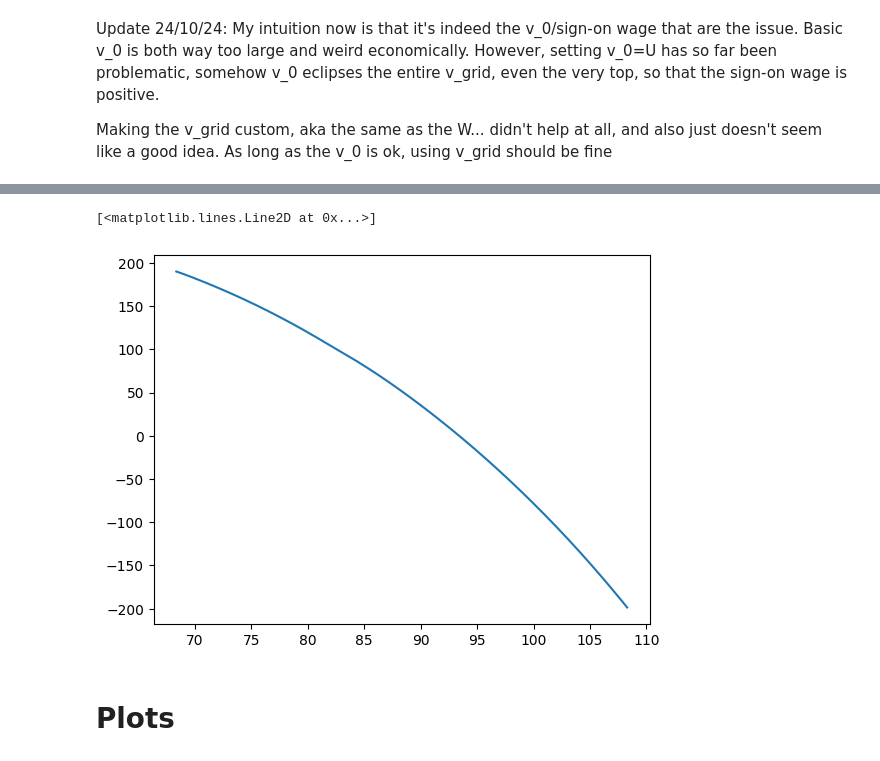
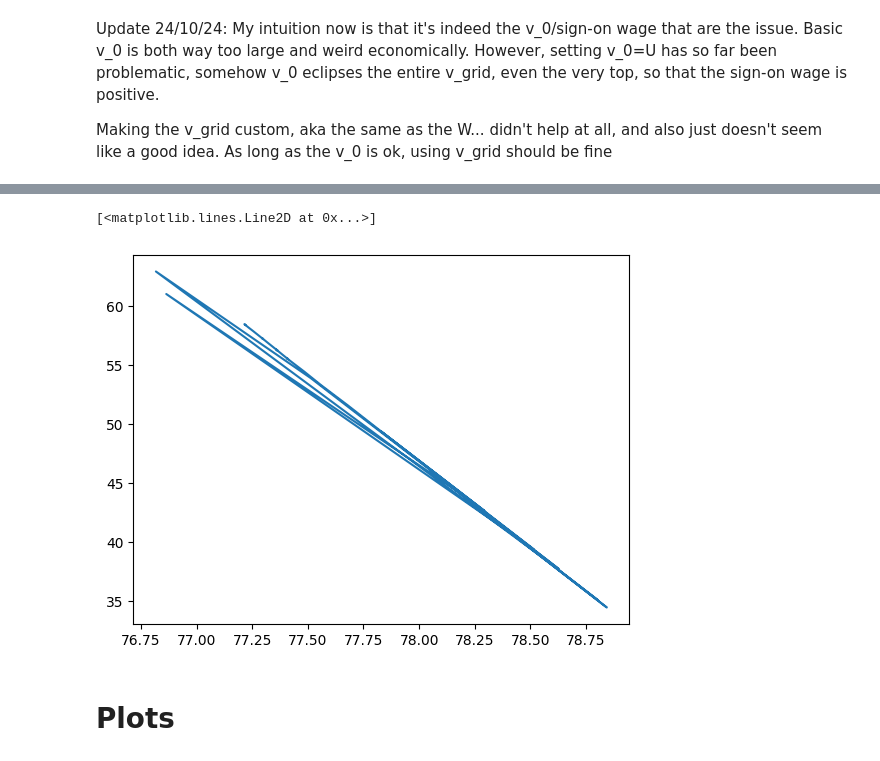
Before and after one commit to zalandru/Dynamic-Contracting-Multi-worker-Firm, a Jupyter notebook: Multiworker_wage_2steps/Initiating MWF.ipynb, the cells around one changed output, grey strips where cells are left out. Cells and saved outputs as stored; diff of their text form; code cells hidden in the pictures.

```diff
--- a/Multiworker_wage_2steps/Initiating MWF.ipynb
+++ b/Multiworker_wage_2steps/Initiating MWF.ipynb
@@ -220,20 +270,20 @@ plt.plot(mwc_GE_W[prod,j,s,:,0,1],mwc_GE_n0[prod,j,s,:,0])
 # %%
 prod = p.z_0-2
 j=0
 s=3
-maxv= 135
+minv= 165
 #plt.plot(mwc_W[p.z_0,j,s,:,1],mwc_J[p.z_0,j,s,:])
 #plt.plot(mwc_hmq_W[p.z_0,j,s,:,0,1],mwc_hmq_J[p.z_0,j,s,:,0]-mwc_hmq_J[p.z_0,j-1,s,:,0])
 #plt.plot(mwc_Rho_W[p.z_0,j,s,:,0,1],mwc_Rho_J[p.z_0,j,s,:,0]-mwc_Rho_J[p.z_0,j-1,s,:,0])
-plt.plot(mwc_GE_W[prod,j,s,:,0,1],mwc_GE_J[prod,j,s,:,0])
+plt.plot(mwc_GE_W[prod,j,s,minv:,0,1],mwc_GE_J[prod,j,s,minv:,0])
 #plt.plot(mwc_Rho_s_W[prod,j,s,:,0,1],mwc_Rho_s_J[prod,j,s,:,0])
 
 #plt.plot(mwc_Rho.w_grid,mwc_Rho_J[prod,j,s,:,0])
 #plt.plot(mwc_hmq_W[prod,j,s,:,0,1],mwc_hmq_J[prod,j,s,:,0])
 #plt.plot(mwc_Rho_W[p.z_0,j,s,:,0,1],mwc_Rho_n1[p.z_0,j,s,:,0])
 # %% [output]
 [<matplotlib.lines.Line2D at 0x...>]
-[figure, old version]
+[figure, new version]
 # %%
 from Multiworker_Contract_hire_Rho import MultiworkerContract
 mwc_Rho=MultiworkerContract(p,cc.js)
```
Also changed, not shown: parts of 2 cells of this notebook, 3 other files.
